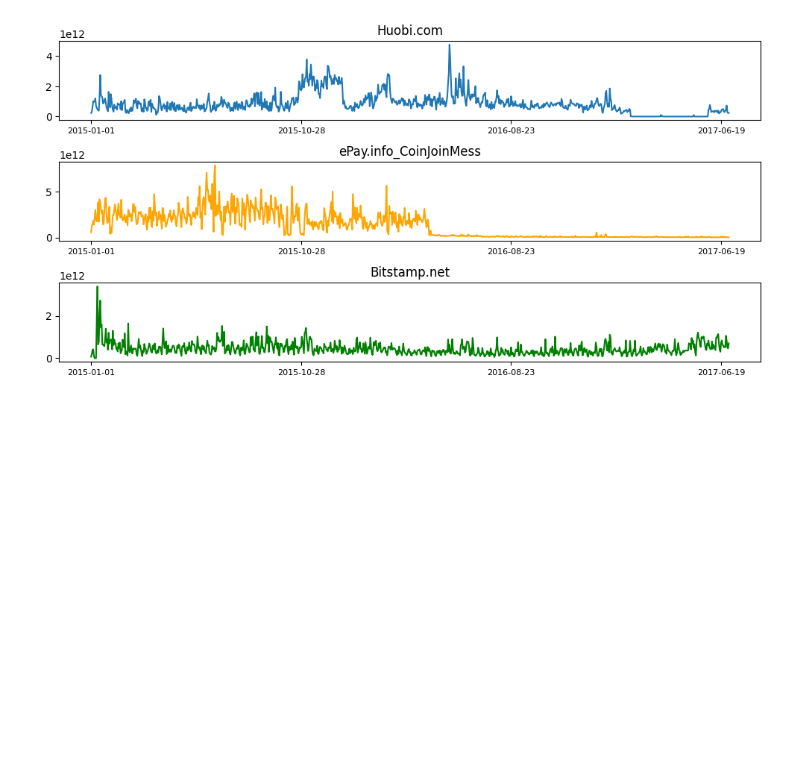
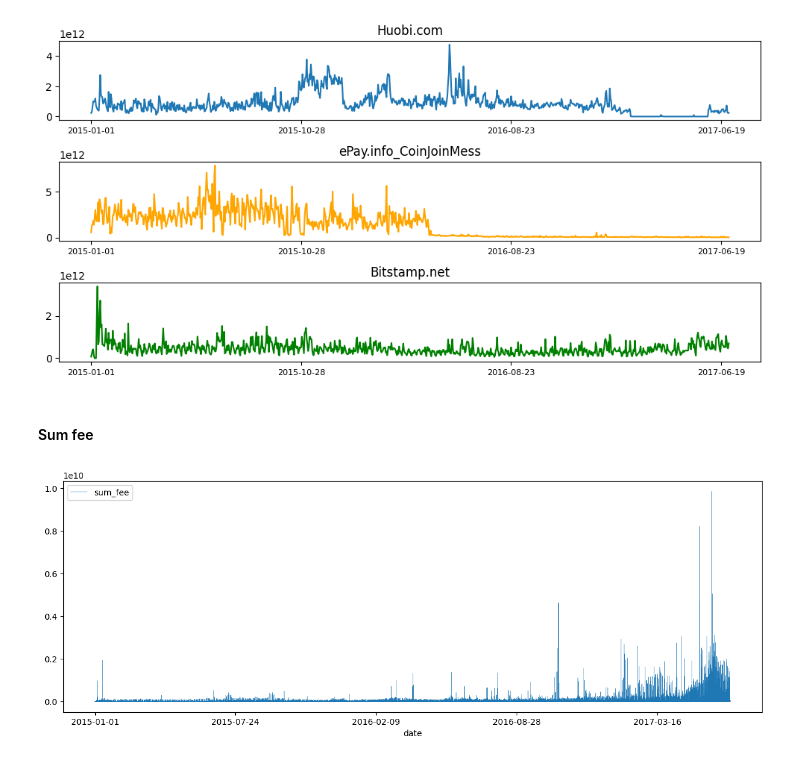
Before and after one commit to Yquetzal/DefiEGC2024, a Jupyter notebook: src/01 - Exploration des données/Exploration des données.ipynb, the cells around one changed output. Drawn from its saved outputs; the diff is of its cells as text; code cells hidden in the pictures; blank space fills up the shorter version.

```diff
--- a/src/01 - Exploration des données/Exploration des données.ipynb
+++ b/src/01 - Exploration des données/Exploration des données.ipynb
@@ -178,3 +178,11 @@ fig.tight_layout(pad=1.0)
 # %% [output]
 SENDING
 [figure]
+# %% [markdown]
+#### Sum fee
+# %%
+
+df_blch.plot(x='date', y='sum_fee', lw='0.3', figsize=(15, 5))
+plt.show()
+# %% [output]
+[figure, added]
```
Also changed, not shown: parts of 4 cells of this notebook, 1 other file.
